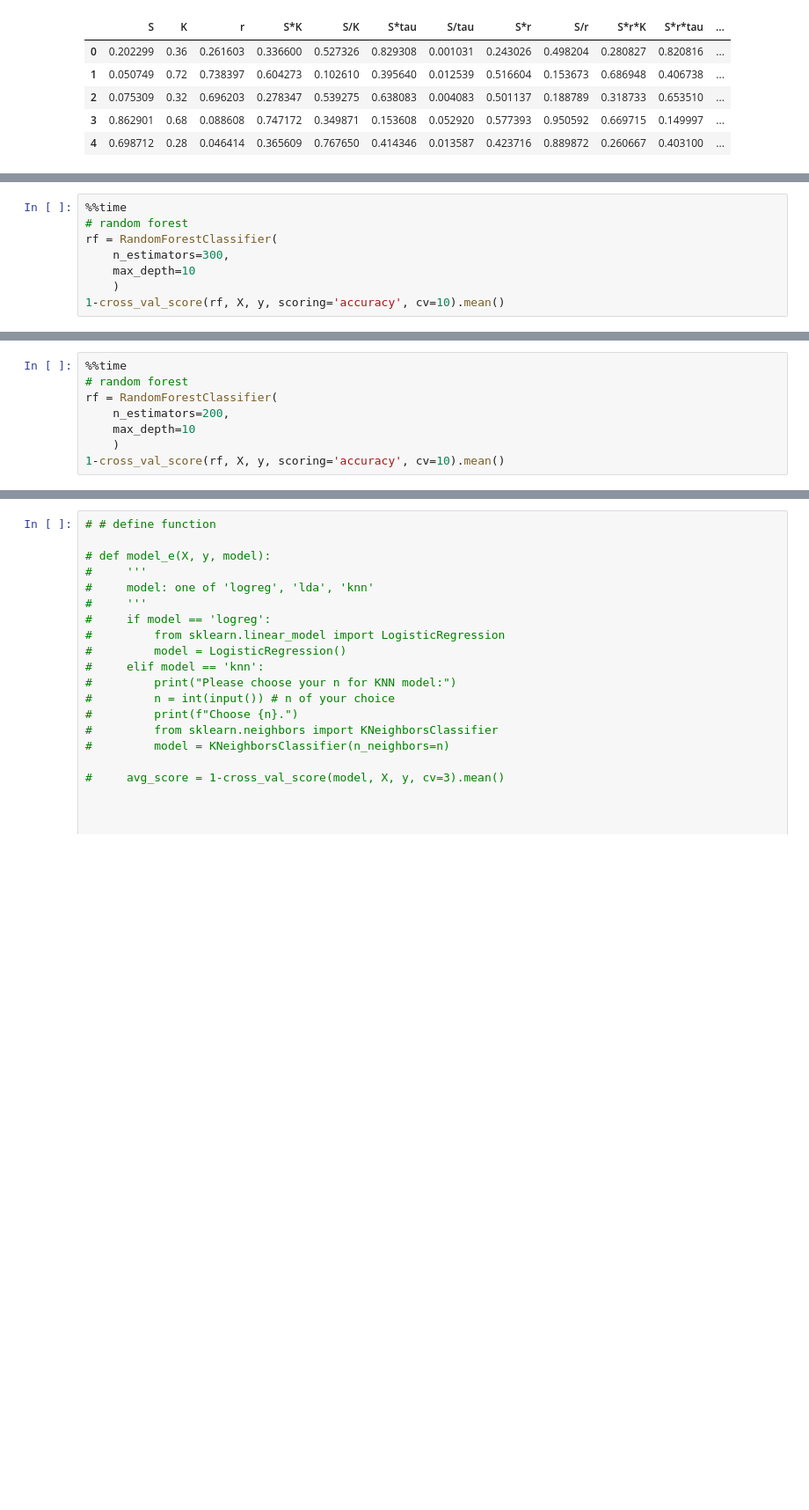
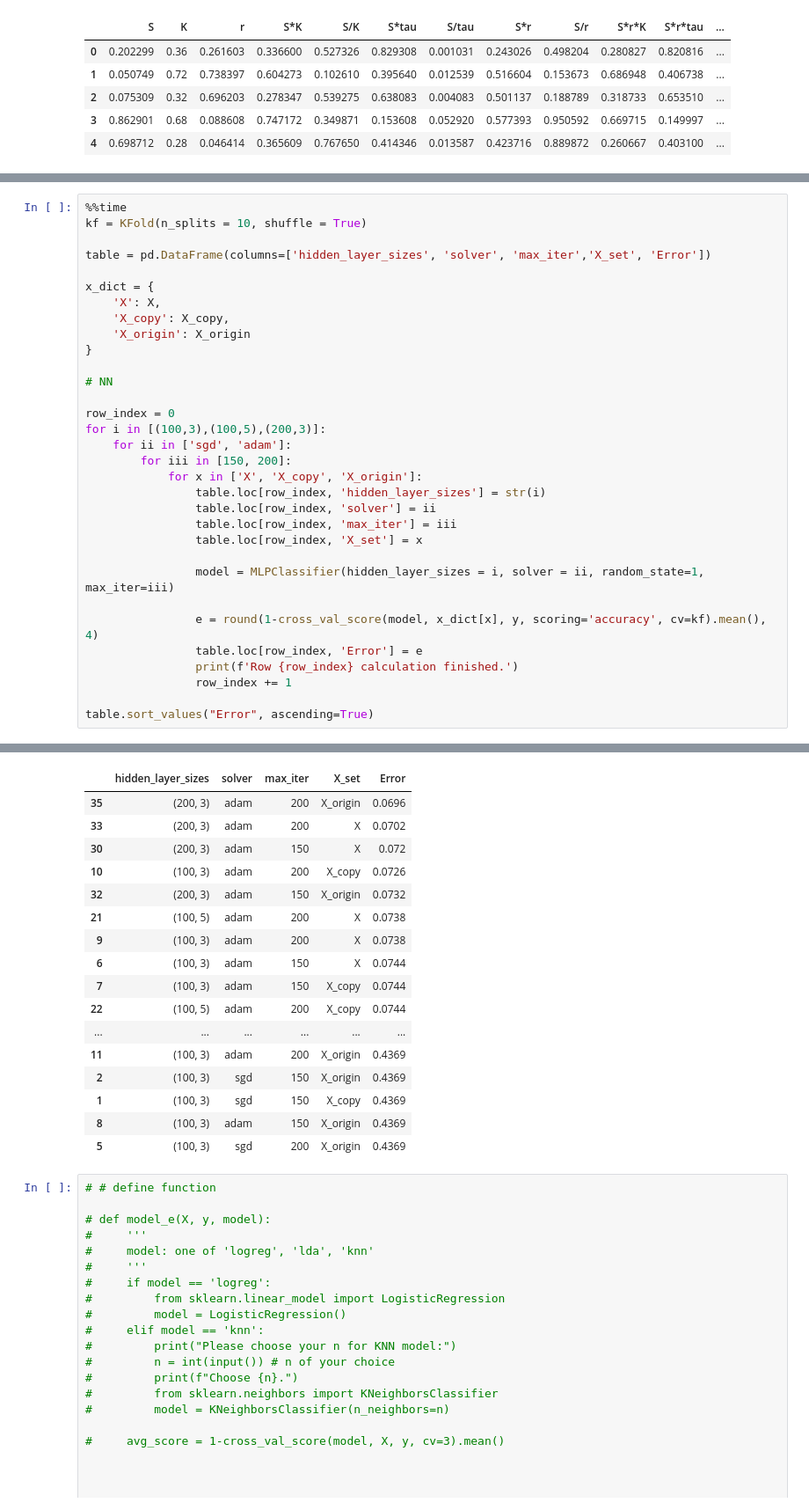
Before and after one commit to ggsmith842/Options-Prediction, a Jupyter notebook: yutong_classfication.ipynb, the cells around one changed output, grey strips where cells are left out. Shown: that part at 88% size. Cells and saved outputs as stored; diff of their text form; blank space fills up the shorter version.

```diff
--- a/yutong_classfication.ipynb
+++ b/yutong_classfication.ipynb
@@ -304,8 +238,0 @@ Wall time: 2.78 s
-# %%
-%%time
-# random forest
-rf = RandomForestClassifier(
-    n_estimators=300,
-    max_depth=10
-    )
-1-cross_val_score(rf, X, y, scoring='accuracy', cv=10).mean()
@@ -316,8 +238,0 @@ Wall time: 7.28 s
-# %%
-%%time
-# random forest
-rf = RandomForestClassifier(
-    n_estimators=200,
-    max_depth=10
-    )
-1-cross_val_score(rf, X, y, scoring='accuracy', cv=10).mean()
@@ -327,0 +444,33 @@ Wall time: 4.86 s
+# %%
+%%time
+kf = KFold(n_splits = 10, shuffle = True)
+
+table = pd.DataFrame(columns=['hidden_layer_sizes', 'solver', 'max_iter','X_set', 'Error'])
+
+x_dict = {
+    'X': X,
+    'X_copy': X_copy,
+    'X_origin': X_origin
+}
+
+# NN
+
+row_index = 0
+for i in [(100,3),(100,5),(200,3)]:
+    for ii in ['sgd', 'adam']:
+        for iii in [150, 200]:
+            for x in ['X', 'X_copy', 'X_origin']:
+                table.loc[row_index, 'hidden_layer_sizes'] = str(i)
+                table.loc[row_index, 'solver'] = ii
+                table.loc[row_index, 'max_iter'] = iii
+                table.loc[row_index, 'X_set'] = x
+
+                model = MLPClassifier(hidden_layer_sizes = i, solver = ii, random_state=1, max_iter=iii)
+
+                e = round(1-cross_val_score(model, x_dict[x], y, scoring='accuracy', cv=kf).mean(), 4)
+                table.loc[row_index, 'Error'] = e
+                print(f'Row {row_index} calculation finished.')
+                row_index += 1
+
+table.sort_values("Error", ascending=True)
+# %% [output]
@@ -328,3 +494,20 @@ Wall time: 4.86 s
+|  | hidden_layer_sizes | solver | max_iter | X_set | Error |
+| 35 | (200, 3) | adam | 200 | X_origin | 0.0696 |
+| 33 | (200, 3) | adam | 200 | X | 0.0702 |
+| 30 | (200, 3) | adam | 150 | X | 0.072 |
+| 10 | (100, 3) | adam | 200 | X_copy | 0.0726 |
+| 32 | (200, 3) | adam | 150 | X_origin | 0.0732 |
+| 21 | (100, 5) | adam | 200 | X | 0.0738 |
+| 9 | (100, 3) | adam | 200 | X | 0.0738 |
+| 6 | (100, 3) | adam | 150 | X | 0.0744 |
+| 7 | (100, 3) | adam | 150 | X_copy | 0.0744 |
+| 22 | (100, 5) | adam | 200 | X_copy | 0.0744 |
+| ... | ... | ... | ... | ... | ... |
+| 11 | (100, 3) | adam | 200 | X_origin | 0.4369 |
+| 2 | (100, 3) | sgd | 150 | X_origin | 0.4369 |
+| 1 | (100, 3) | sgd | 150 | X_copy | 0.4369 |
+| 8 | (100, 3) | adam | 150 | X_origin | 0.4369 |
+| 5 | (100, 3) | sgd | 200 | X_origin | 0.4369 |
 # %%
 # # define function
 
```
Also changed, not shown: parts of 22 cells of this notebook.
